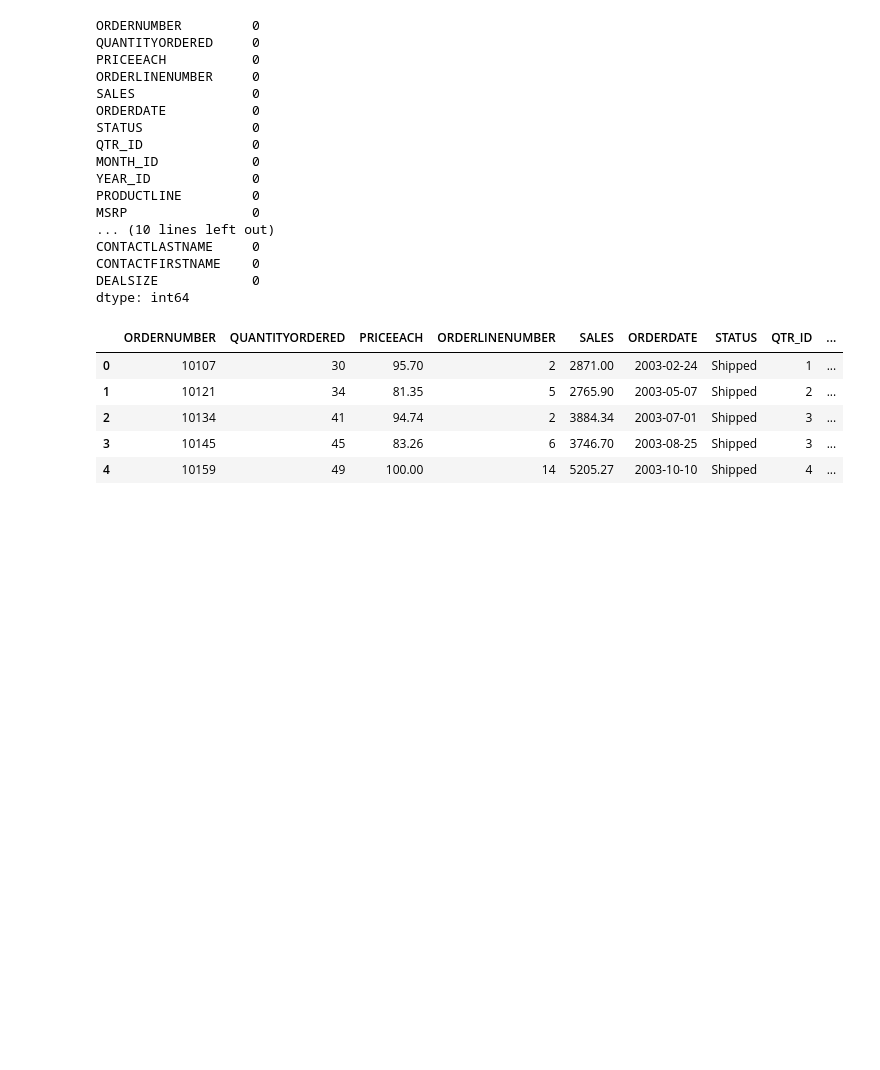
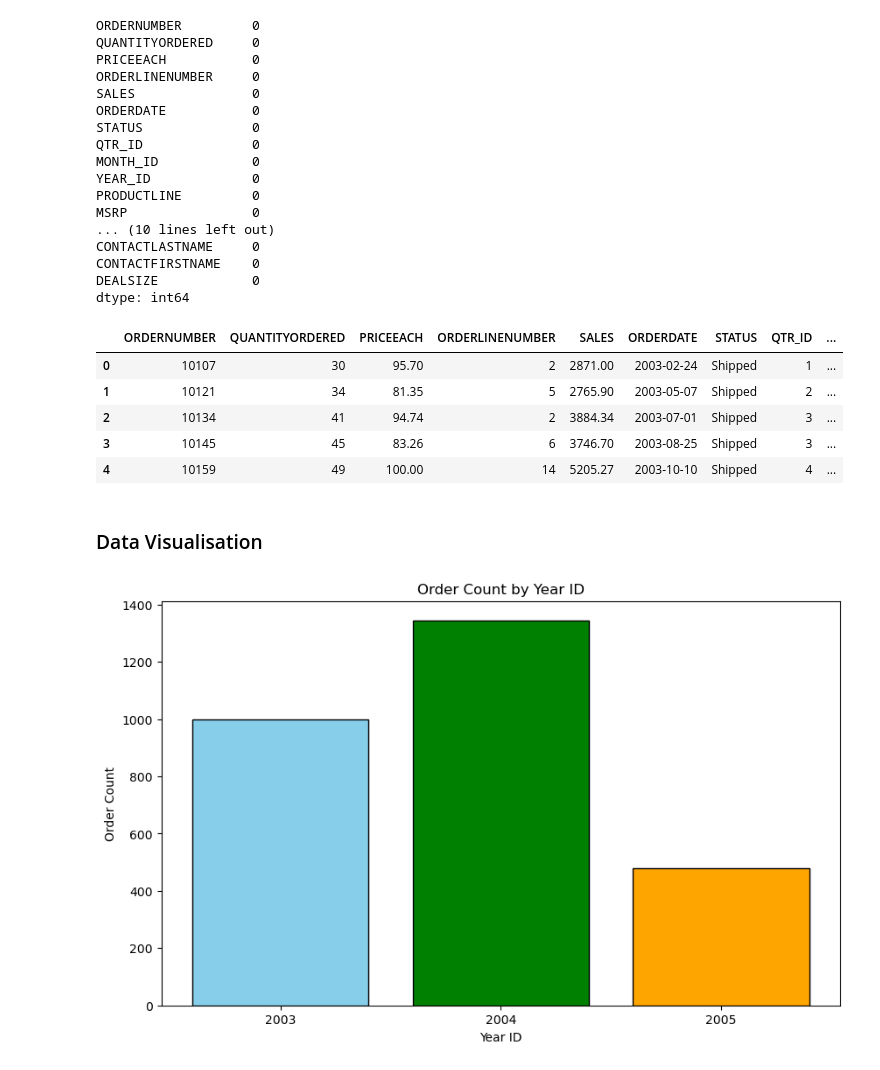
Before and after one commit to huseynaxmedov1999/Data-Loading-Cleaning-Sales-Data-, a Jupyter notebook: Data Cleaning(Sales Data).ipynb, the cells around one changed output. Drawn from its saved outputs; the diff is of its cells as text; code cells hidden in the pictures; blank space fills up the shorter version.

Commit message:
Data Visualisation

```diff
--- a/Data Cleaning(Sales Data).ipynb
+++ b/Data Cleaning(Sales Data).ipynb
@@ -184,3 +184,16 @@ df.head()
 | 2 | 10134 | 41 | 94.74 | 2 | 3884.34 | 2003-07-01 | Shipped | 3 | ... |
 | 3 | 10145 | 45 | 83.26 | 6 | 3746.70 | 2003-08-25 | Shipped | 3 | ... |
 | 4 | 10159 | 49 | 100.00 | 14 | 5205.27 | 2003-10-10 | Shipped | 4 | ... |
+# %% [markdown]
+### Data Visualisation
+# %%
+plt.figure(figsize=(10,6))
+orders_per_year = df['YEAR_ID'].value_counts() #Visualizing the count of orders for each year ID to identify any trends or patterns over time
+plt.bar(orders_per_year.index, orders_per_year.values,color= ['green','skyblue','orange'],edgecolor='black')
+plt.xlabel('Year ID')
+plt.ylabel('Order Count')
+plt.title('Order Count by Year ID')
+plt.xticks(orders_per_year.index.astype(int))
+plt.show() #The plot shows that there is a positive correlation between year ID and sales, indicating that as the year ID increases, the sales also tend to increase. This suggests that there may be a trend of increasing sales over time. However, there are also some outliers in the plot, which may indicate that there are some orders that do not follow this trend and may require further investigation.
+# %% [output]
+[figure, added]
```
Also changed, not shown: parts of 1 cell of this notebook.
